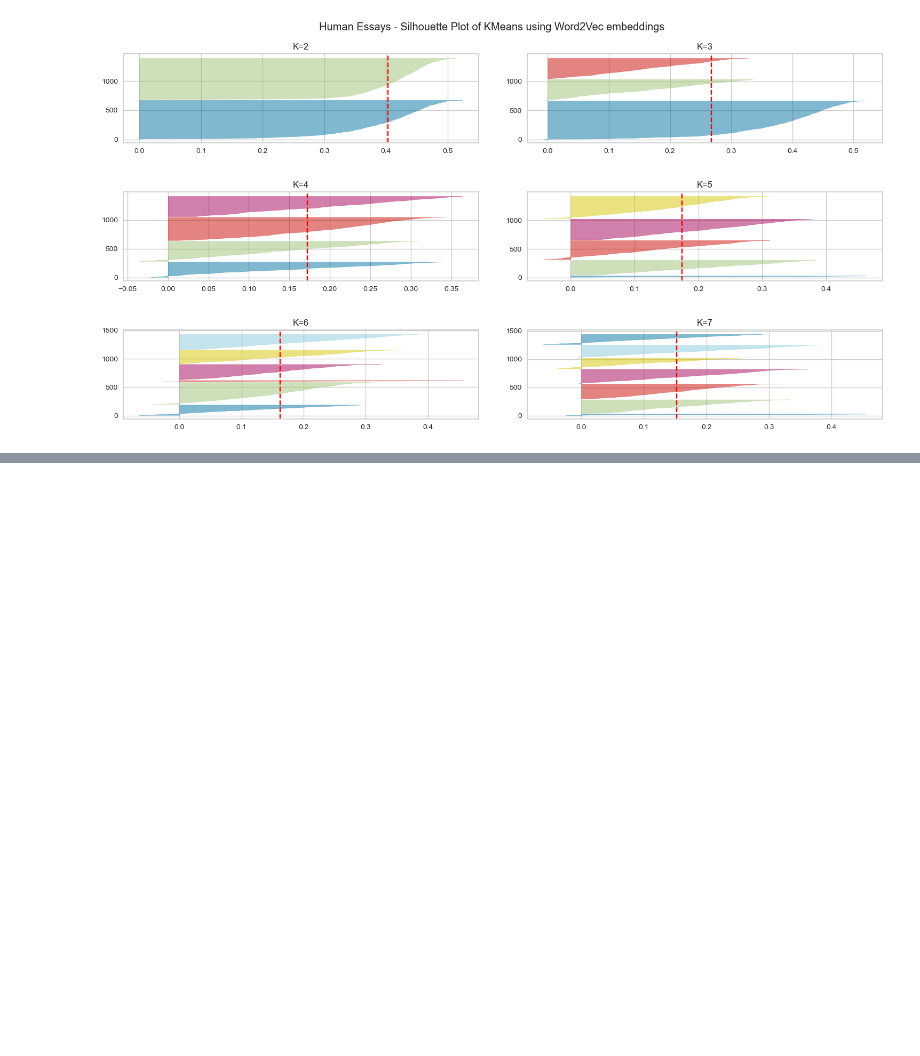
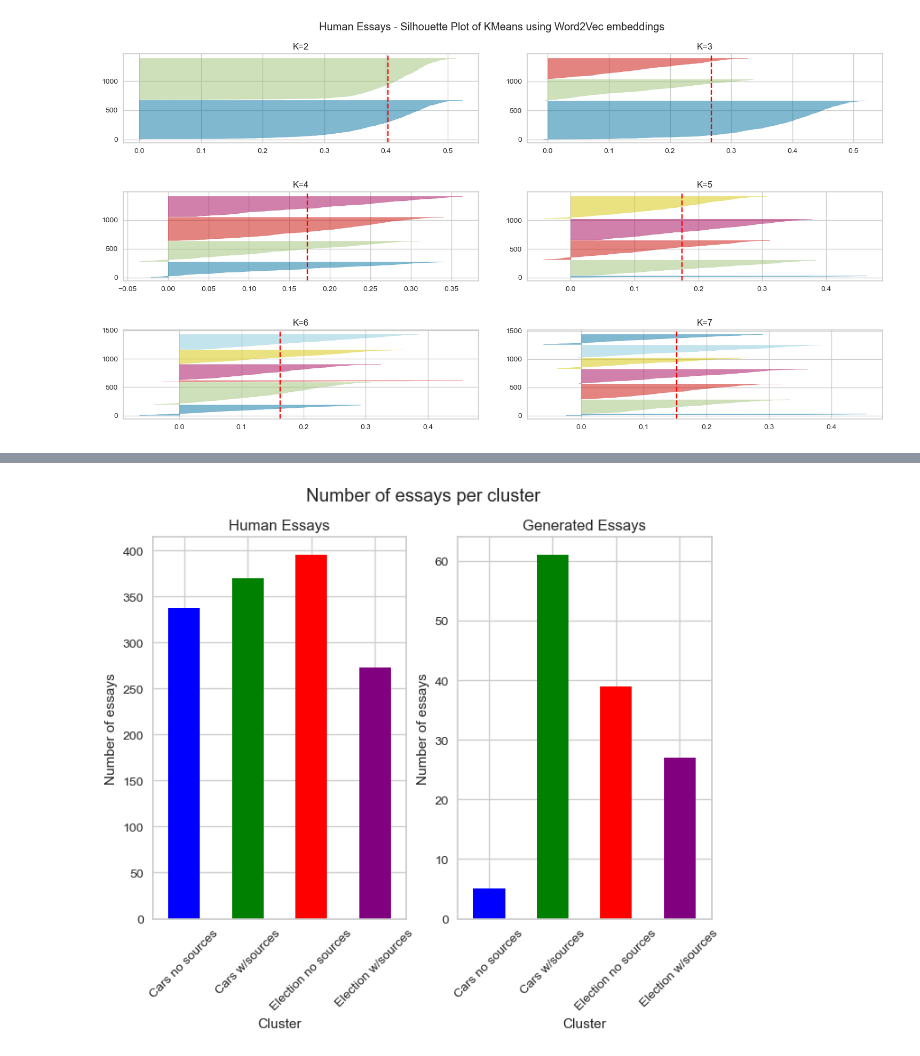
Before and after one commit to dimits-ts/practical_data_science, a Jupyter notebook: llm_detection/notebooks/llm_detection.ipynb, the cells around one changed output, grey strips where cells are left out. Cells and saved outputs as stored; diff of their text form; code cells hidden in the pictures; blank space fills up the shorter version.

Commit message:
Add cluster graph

```diff
--- a/llm_detection/notebooks/llm_detection.ipynb
+++ b/llm_detection/notebooks/llm_detection.ipynb
@@ -988,0 +987,2 @@ Cluster 3
+# %%
+guessed_gen_clusters = km.predict(x_embed_generated)
@@ -988,0 +996,15 @@ Cluster 3
+# %%
+cluster_df = pd.DataFrame({"clusters": np.concatenate([
+                                guessed_gen_clusters,
+                                human_clusters]),
+                          "generated": np.concatenate([
+                              np.ones_like(guessed_gen_clusters),
+                              np.zeros_like(human_clusters)])})
+
+mapping = {0: "Cars w/sources",
+           1: "Election w/sources",
+          2: "Election no sources",
+          3: "Cars no sources"}
+
+cluster_df.clusters = cluster_df.clusters.map(mapping)
+cluster_df
@@ -988,0 +1025,28 @@ Cluster 3
+# %%
+fig, (ax1, ax2) = plt.subplots(1, 2)
+
+cluster_human_df = cluster_df[cluster_df.generated == 0]
+cluster_human_df.clusters.value_counts().sort_index().plot(
+    kind='bar',
+    color=['blue', 'green', 'red', 'purple'],
+    ax=ax1)
+ax1.set_title("Human Essays")
+ax1.set_xlabel("Cluster")
+ax1.set_ylabel("Number of essays")
+ax1.set_xticklabels(ax1.get_xticklabels(), rotation=45)
+
+
+gen_human_df = cluster_df[cluster_df.generated == 1]
+gen_human_df.clusters.value_counts().sort_index().plot(
+    kind='bar',
+    color=['blue', 'green', 'red', 'purple'],
+    ax=ax2)
+ax2.set_title("Generated Essays")
+ax2.set_xlabel("Cluster")
+ax2.set_ylabel("Number of essays")
+ax2.set_xticklabels(ax1.get_xticklabels(), rotation=45)
+
+fig.suptitle("Number of essays per cluster")
+plt.show()
+# %% [output]
+[figure, added]
```
Also changed, not shown: parts of 5 cells of this notebook.
